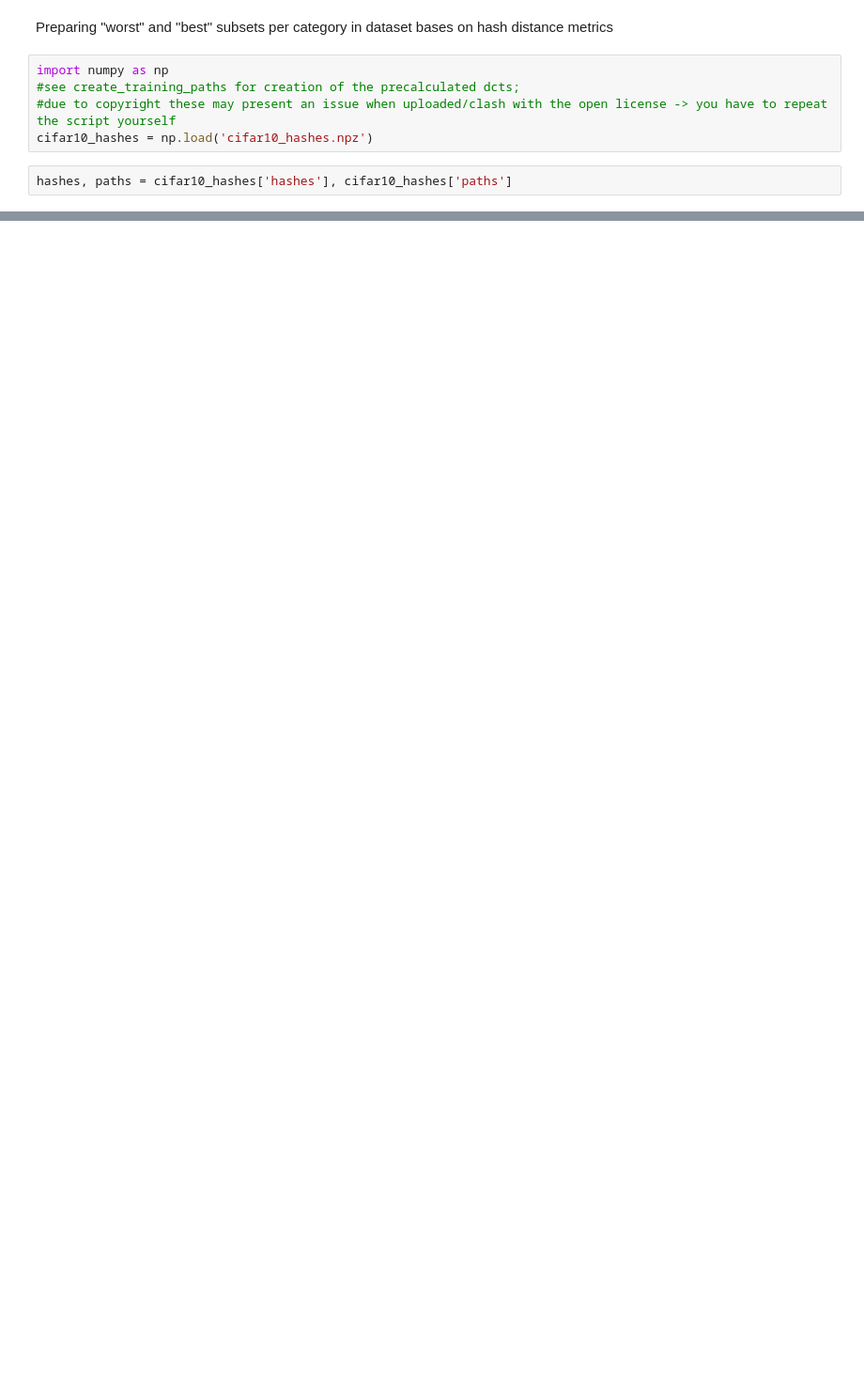
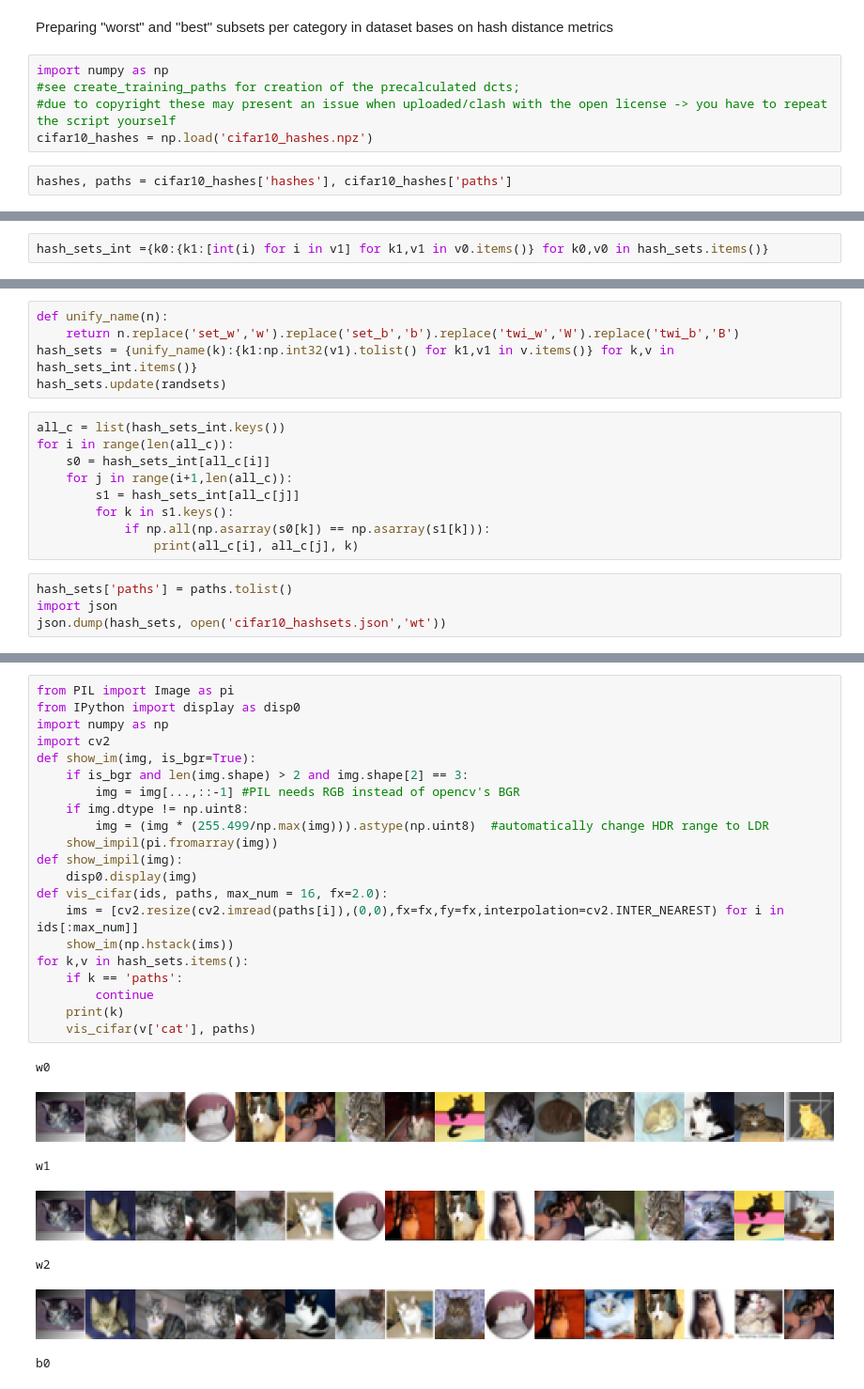
Before and after one commit to ozendelait/naphash, a Jupyter notebook: calc_for_dict.ipynb, the cells around one changed output, grey strips where cells are left out. Shown at 94% size. Drawn from its saved outputs; the diff is of its cells as text; blank space fills up the shorter version.

Commit message:
calculated cifar10 hashsets

```diff
--- a/calc_for_dict.ipynb
+++ b/calc_for_dict.ipynb
@@ -28,0 +80,2 @@ idx
+# %%
+hash_sets_int ={k0:{k1:[int(i) for i in v1] for k1,v1 in v0.items()} for k0,v0 in hash_sets.items()}
@@ -28,0 +116,18 @@ idx
+# %%
+def unify_name(n):
+    return n.replace('set_w','w').replace('set_b','b').replace('twi_w','W').replace('twi_b','B')
+hash_sets = {unify_name(k):{k1:np.int32(v1).tolist() for k1,v1 in v.items()} for k,v in hash_sets_int.items()}
+hash_sets.update(randsets)
+# %%
+all_c = list(hash_sets_int.keys())
+for i in range(len(all_c)):
+    s0 = hash_sets_int[all_c[i]]
+    for j in range(i+1,len(all_c)):
+        s1 = hash_sets_int[all_c[j]]
+        for k in s1.keys():
+            if np.all(np.asarray(s0[k]) == np.asarray(s1[k])):
+                print(all_c[i], all_c[j], k)
+# %%
+hash_sets['paths'] = paths.tolist()
+import json
+json.dump(hash_sets, open('cifar10_hashsets.json','wt'))
@@ -28,0 +136,29 @@ idx
+# %%
+from PIL import Image as pi
+from IPython import display as disp0
+import numpy as np
+import cv2
+def show_im(img, is_bgr=True):
+    if is_bgr and len(img.shape) > 2 and img.shape[2] == 3:
+        img = img[...,::-1] #PIL needs RGB instead of opencv's BGR
+    if img.dtype != np.uint8:
+        img = (img * (255.499/np.max(img))).astype(np.uint8)  #automatically change HDR range to LDR
+    show_impil(pi.fromarray(img))
+def show_impil(img):
+    disp0.display(img)
+def vis_cifar(ids, paths, max_num = 16, fx=2.0):
+    ims = [cv2.resize(cv2.imread(paths[i]),(0,0),fx=fx,fy=fx,interpolation=cv2.INTER_NEAREST) for i in ids[:max_num]]
+    show_im(np.hstack(ims))
+for k,v in hash_sets.items():
+    if k == 'paths':
+        continue
+    print(k)
+    vis_cifar(v['cat'], paths)
+# %% [output]
+w0
+[figure, added]
+w1
+[figure, added]
+w2
+[figure, added]
+b0
```
Also changed, not shown: parts of 10 cells of this notebook, 1 other file.
